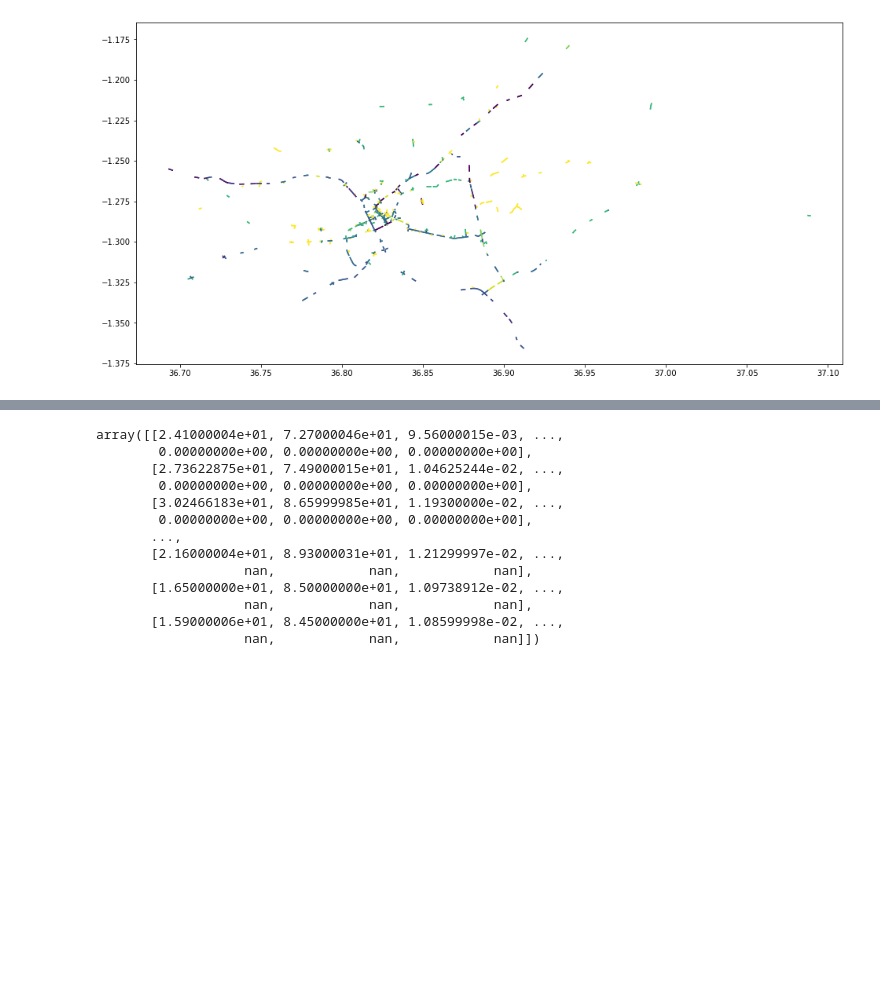
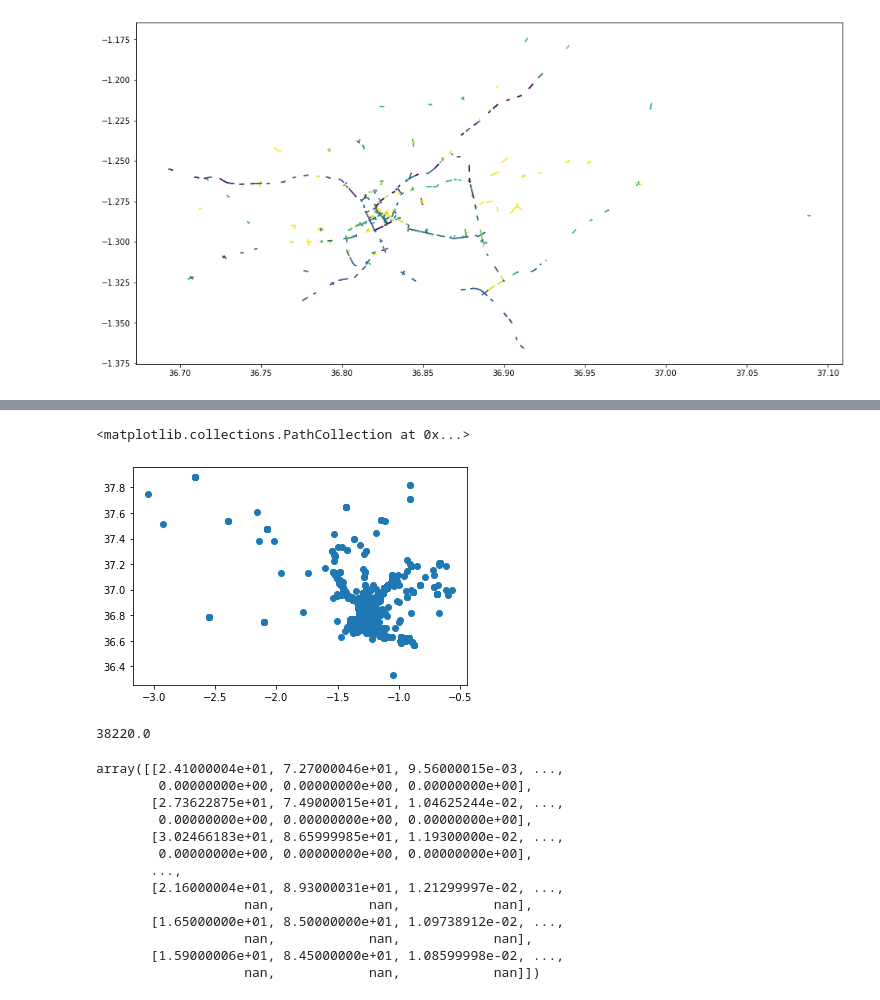
Before and after one commit to KSGulin/Nairobi-Ambulance-Challenge, a Jupyter notebook: Clustering Baseline.ipynb, the cells around one changed output, grey strips where cells are left out. Saved outputs shown, nothing was run; the diff lists cells and outputs as text; code cells hidden in the pictures; blank space fills up the shorter version.

```diff
--- a/Clustering Baseline.ipynb
+++ b/Clustering Baseline.ipynb
@@ -48,3 +35,12 @@ trimmed = FS.Nan_Threshold(predictive_data, .4)
+# %%
+plt.scatter(clt[:,0], clt[:,1])
+# %% [output]
+<matplotlib.collections.PathCollection at 0x...>
+[figure, added]
+# %%
+np.floor((np.max(crash_locations[0,:]) - np.min(crash_locations[0,:]) + .1)/.001)
+# %% [output]
+38220.0
 # %%
 from sklearn import feature_selection
 sel = feature_selection.VarianceThreshold()
```
Also changed, not shown: parts of 11 cells of this notebook, 7 other files.
